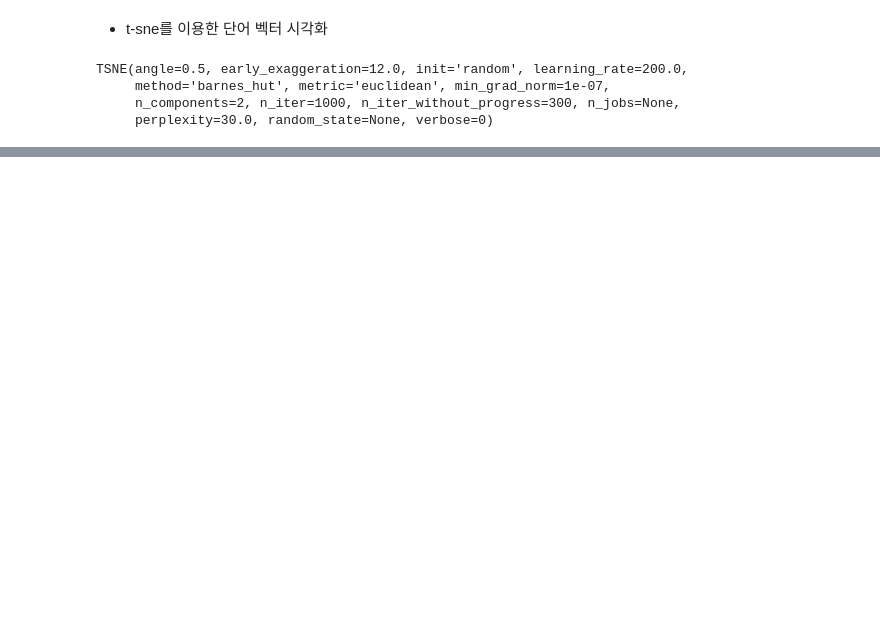
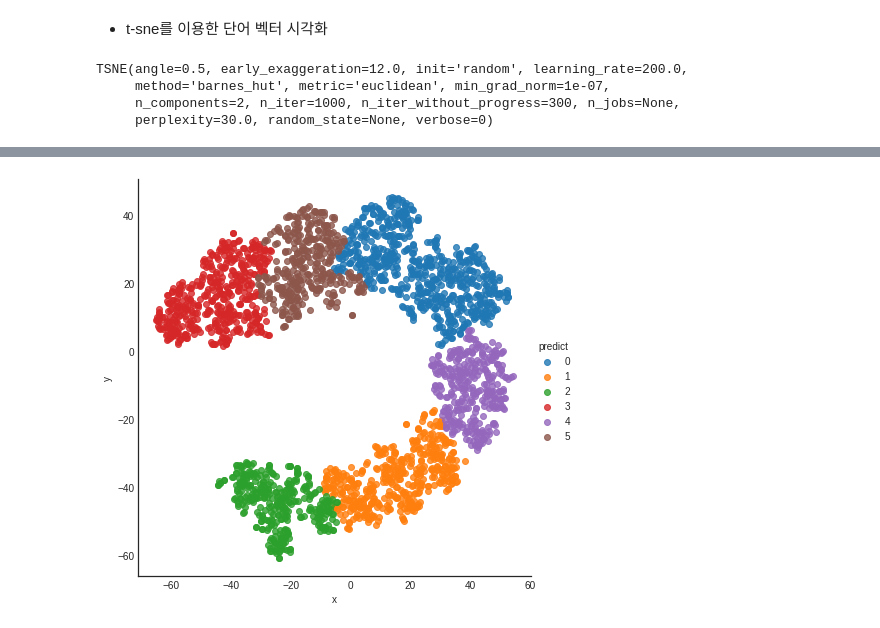
Before and after one commit to KimYongHwi/machine-learning-study, a Jupyter notebook: natural_language_processing/3_군집_분석.ipynb, the cells around one changed output, grey strips where cells are left out. Drawn from its saved outputs; the diff is of its cells as text; code cells hidden in the pictures; blank space fills up the shorter version.

```diff
--- a/natural_language_processing/3_군집_분석.ipynb
+++ b/natural_language_processing/3_군집_분석.ipynb
@@ -196,0 +271,8 @@ plt.show()
+# %%
+results = df
+results['predict'] = predict
+# %%
+sns.lmplot('x', 'y', data=results, fit_reg=False, size=6, hue='predict')
+plt.show()
+# %% [output]
+[figure, added]
```
Also changed, not shown: parts of 32 cells of this notebook.
